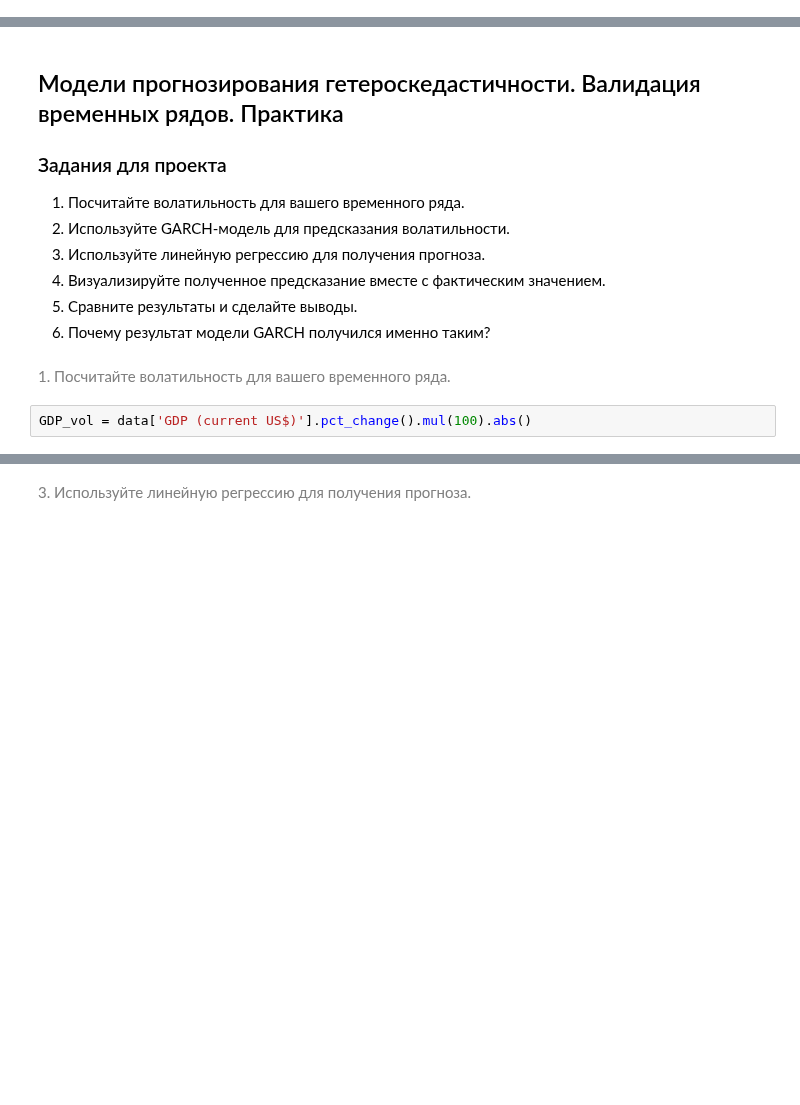
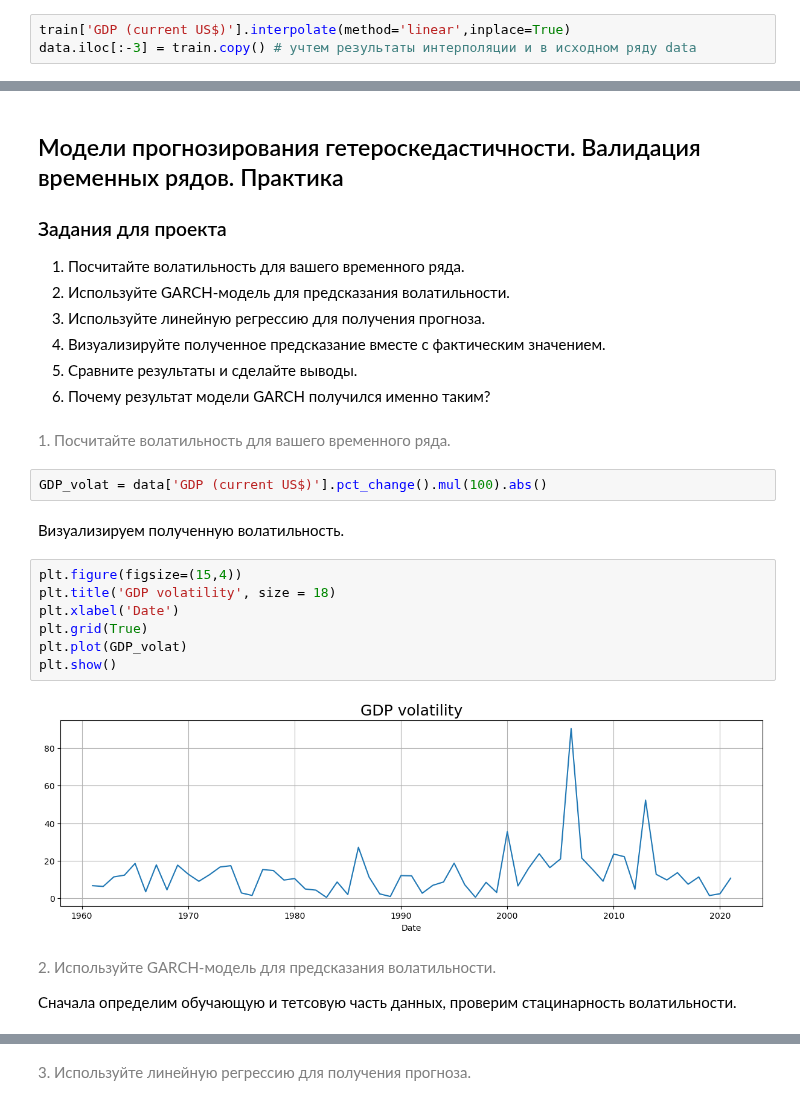
Before and after one commit to IvanovDmitryV/skillfactory_rds, a Jupyter notebook: Unit_7_restart/Project_7.ipynb, the cells around one changed output, grey strips where cells are left out. Drawn from its saved outputs; the diff is of its cells as text; blank space fills up the shorter version.

```diff
--- a/Unit_7_restart/Project_7.ipynb
+++ b/Unit_7_restart/Project_7.ipynb
@@ -231,3 +225,6 @@ train['GDP (current US$)'].interpolate(method='linear',inplace=True)
+# %%
+train['GDP (current US$)'].interpolate(method='linear',inplace=True)
+data.iloc[:-3] = train.copy() # учтем результаты интерполяции и в исходном ряду data
 # %% [markdown]
 <span style="color: gray">5. Проверьте полученный ряд на стационарность, определите параметры модели ***(ARIMA/ARMA)*** и запустите модель.<span>
 # %%
@@ -360,4 +331,19 @@ TRAIN size: 47 TEST size: 15
 # %% [markdown]
 <span style="color: gray">1. Посчитайте волатильность для вашего временного ряда.<span>
 # %%
-GDP_vol = data['GDP (current US$)'].pct_change().mul(100).abs()
+GDP_volat = data['GDP (current US$)'].pct_change().mul(100).abs()
+# %% [markdown]
+Визуализируем полученную волатильность.
+# %%
+plt.figure(figsize=(15,4))
+plt.title('GDP volatility', size = 18)
+plt.xlabel('Date')
+plt.grid(True)
+plt.plot(GDP_volat)
+plt.show()
+# %% [output]
+[figure, added]
+# %% [markdown]
+<span style="color: gray">2. Используйте GARCH-модель для предсказания волатильности.<span>
+
+Сначала определим обучающую и тетсовую часть данных, проверим стацинарность волатильности.
```
Also changed, not shown: parts of 49 cells of this notebook, 2 other files.
